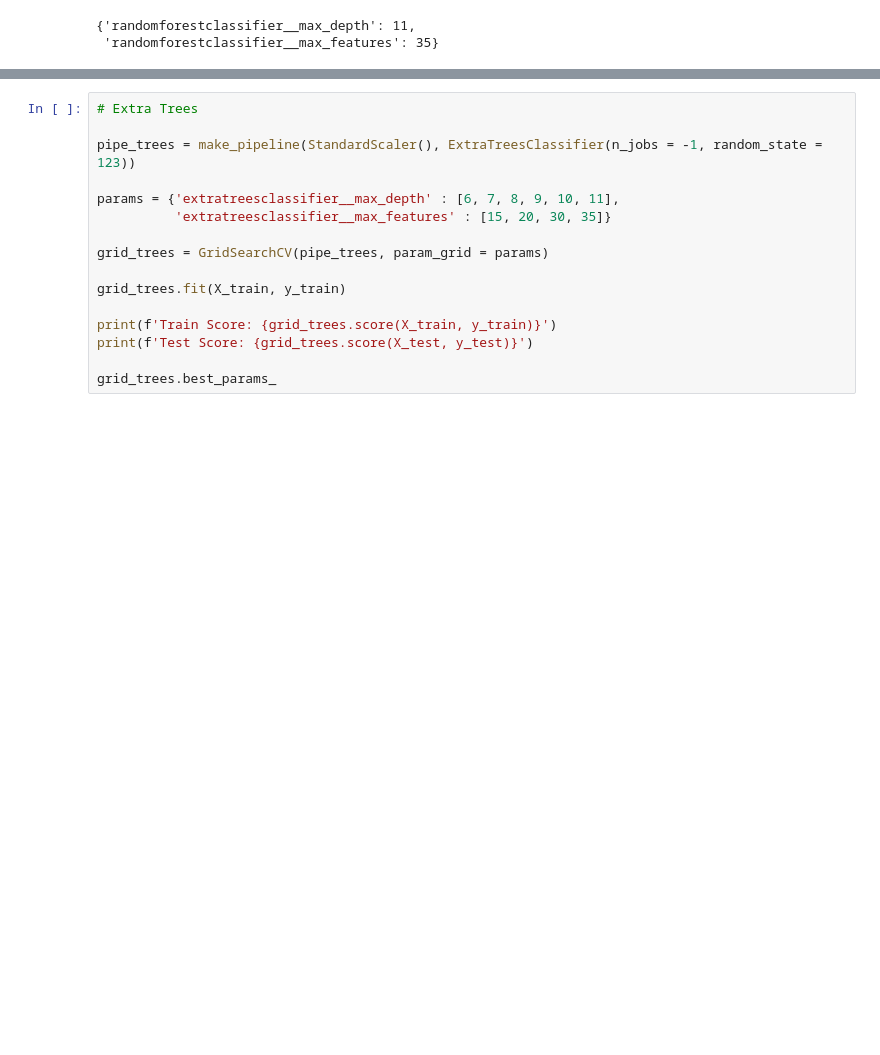
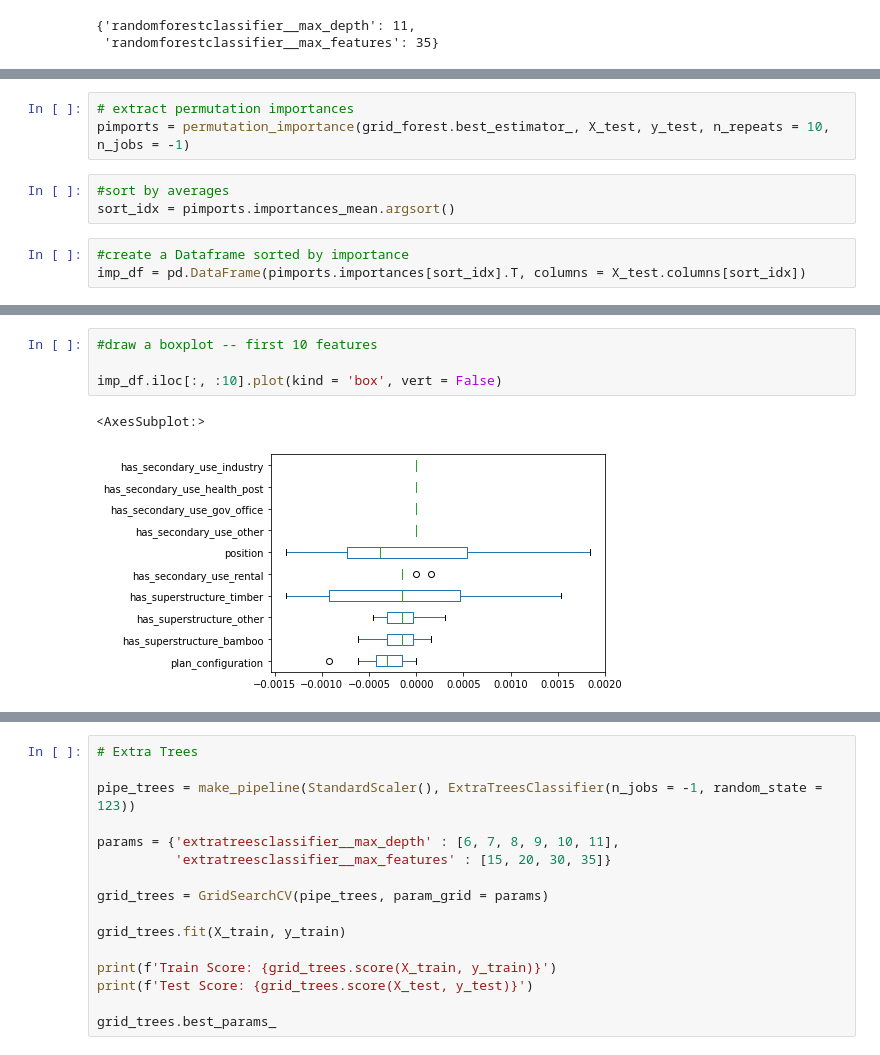
Before and after one commit to vleong1/modeling_earthquake_damage, a Jupyter notebook: veronica_le_all_cols.ipynb, the cells around one changed output, grey strips where cells are left out. Cells and saved outputs as stored; diff of their text form; blank space fills up the shorter version.

```diff
--- a/veronica_le_all_cols.ipynb
+++ b/veronica_le_all_cols.ipynb
@@ -128,0 +114,9 @@ print(len(pipe_forest_fi.named_steps['randomforestclassifier'].feature_importanc
+# %%
+# extract permutation importances
+pimports = permutation_importance(grid_forest.best_estimator_, X_test, y_test, n_repeats = 10, n_jobs = -1)
+# %%
+#sort by averages
+sort_idx = pimports.importances_mean.argsort()
+# %%
+#create a Dataframe sorted by importance
+imp_df = pd.DataFrame(pimports.importances[sort_idx].T, columns = X_test.columns[sort_idx])
@@ -128,0 +138,7 @@ print(len(pipe_forest_fi.named_steps['randomforestclassifier'].feature_importanc
+# %%
+#draw a boxplot -- first 10 features
+
+imp_df.iloc[:, :10].plot(kind = 'box', vert = False)
+# %% [output]
+<AxesSubplot:>
+[figure, added]
```
Also changed, not shown: parts of 21 cells of this notebook, 3 other files.
